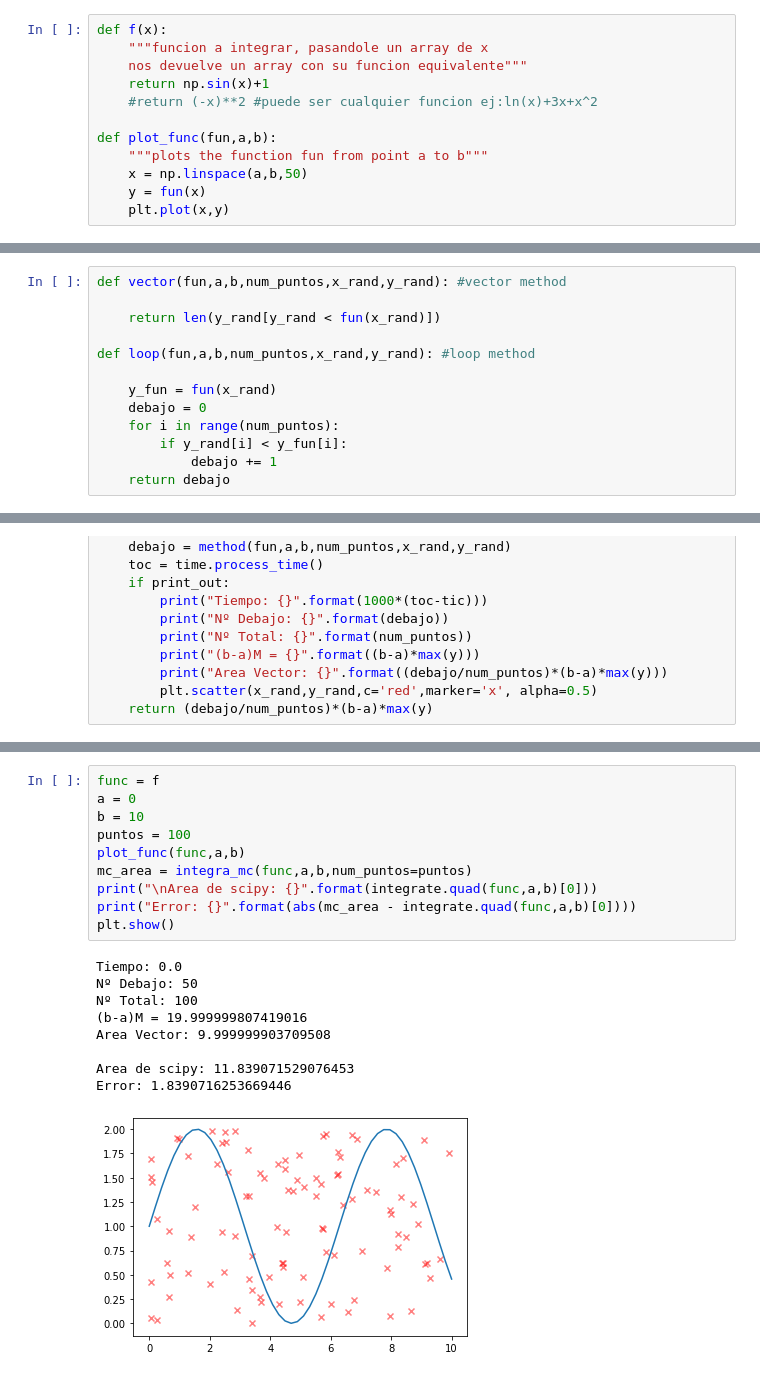
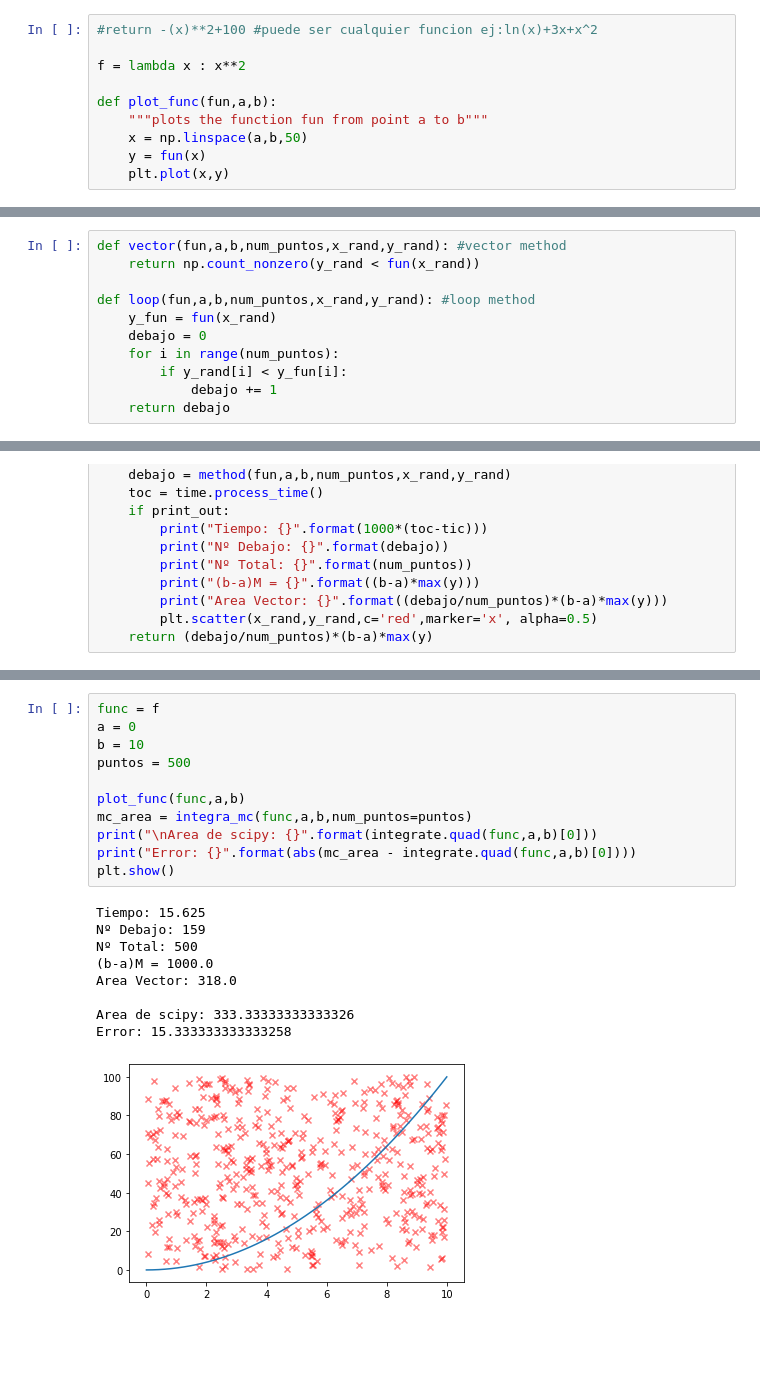
Before and after one commit to GuillermoOvejeroSanchez/Aprendizaje-Automatico, a Jupyter notebook: Vectorizacion.ipynb, the cells around one changed output, grey strips where cells are left out. Saved outputs shown, nothing was run; the diff lists cells and outputs as text; blank space fills up the shorter version.

```diff
--- a/Vectorizacion.ipynb
+++ b/Vectorizacion.ipynb
@@ -18,11 +18,9 @@ import numpy as np
 import time
 from scipy import integrate
 # %%
-def f(x):
-    """funcion a integrar, pasandole un array de x
-    nos devuelve un array con su funcion equivalente"""
-    return np.sin(x)+1
-    #return (-x)**2 #puede ser cualquier funcion ej:ln(x)+3x+x^2
+#return -(x)**2+100 #puede ser cualquier funcion ej:ln(x)+3x+x^2
+
+f = lambda x : x**2
 
 def plot_func(fun,a,b):
     """plots the function fun from point a to b"""
@@ -45,11 +42,9 @@ Para 1 millon de puntos el tiempo de calculo es de unas <b>10 veces mayor</b> en
     Media de tiempo con 1 millon de puntos es de 953ms
 # %%
 def vector(fun,a,b,num_puntos,x_rand,y_rand): #vector method
-
-    return len(y_rand[y_rand < fun(x_rand)])
+    return np.count_nonzero(y_rand < fun(x_rand))
 
 def loop(fun,a,b,num_puntos,x_rand,y_rand): #loop method
-
     y_fun = fun(x_rand)
     debajo = 0
     for i in range(num_puntos):
@@ -81,23 +76,24 @@ Grafica de puntos aleatorios y de la funcion
 # %%
 func = f
 a = 0
 b = 10
-puntos = 100
+puntos = 500
+
 plot_func(func,a,b)
 mc_area = integra_mc(func,a,b,num_puntos=puntos)
 print("\nArea de scipy: {}".format(integrate.quad(func,a,b)[0]))
 print("Error: {}".format(abs(mc_area - integrate.quad(func,a,b)[0])))
 plt.show()
 # %% [output]
-Tiempo: 0.0
-Nº Debajo: 50
-Nº Total: 100
-(b-a)M = 19.999999807419016
-Area Vector: 9.999999903709508
+Tiempo: 15.625
+Nº Debajo: 159
+Nº Total: 500
+(b-a)M = 1000.0
+Area Vector: 318.0
 
-Area de scipy: 11.839071529076453
-Error: 1.8390716253669446
+Area de scipy: 333.33333333333326
+Error: 15.333333333333258
-[figure, old version]
+[figure, new version]
 # %%
 def integra_mc_time(fun, a, b, num_puntos=10000, method=vector):
     """Devuelve una tupla de (area,tiempo)"""
```
Also changed, not shown: parts of 12 cells of this notebook.
